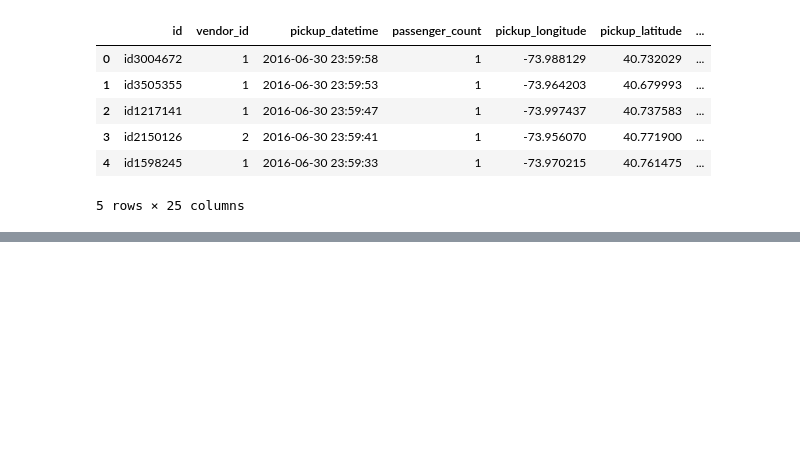
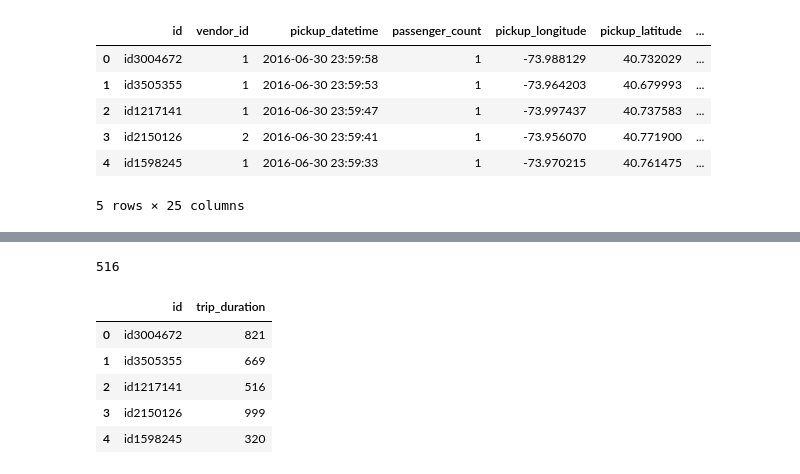
Before and after one commit to dheerajsarwaiya/kaggle, a Jupyter notebook: Taxi Duration Prediction/New York City Taxi Trip Duration.ipynb, the cells around one changed output, grey strips where cells are left out. Saved outputs shown, nothing was run; the diff lists cells and outputs as text; code cells hidden in the pictures; blank space fills up the shorter version.

```diff
--- a/Taxi Duration Prediction/New York City Taxi Trip Duration.ipynb
+++ b/Taxi Duration Prediction/New York City Taxi Trip Duration.ipynb
@@ -400,0 +509,3 @@ tdf = pd.read_csv('test_data.csv')
+# %%
+tdf['trip_duration']=pred.astype(int)
+out = tdf[['id','trip_duration']]
@@ -400,0 +520,8 @@ tdf = pd.read_csv('test_data.csv')
+# %%
+from sklearn.neighbors import KNeighborsRegressor
+neigh = KNeighborsRegressor(n_neighbors=10)
+cv = ShuffleSplit(n_splits=4, test_size=0.1, random_state=0)
+rmse_knn_scores = cross_val_score(neigh, features, np.ravel(target), cv=cv,scoring=rmsle)
+print(rmse_knn_scores)
+print(np.mean(rmse_knn_scores))
+neigh.fit(features,target)
@@ -400,0 +540,3 @@ tdf = pd.read_csv('test_data.csv')
+# %%
+pred = neigh.predict(tfeatures)
+print(np.where(pred < 0)[0].shape)
@@ -400,0 +545,4 @@ tdf = pd.read_csv('test_data.csv')
+# %%
+tdf['trip_duration']=pred.astype(int)
+out = tdf[['id','trip_duration']]
+out.to_csv('pred_knn.csv',index=False)
@@ -400,0 +559,13 @@ tdf = pd.read_csv('test_data.csv')
+# %%
+tdf['trip_duration'][2]
+# %% [output]
+516
+# %%
+out.head()
+# %% [output]
+|  | id | trip_duration |
+| 0 | id3004672 | 821 |
+| 1 | id3505355 | 669 |
+| 2 | id1217141 | 516 |
+| 3 | id2150126 | 999 |
+| 4 | id1598245 | 320 |
```
Also changed, not shown: parts of 55 cells of this notebook, 1 other file.
